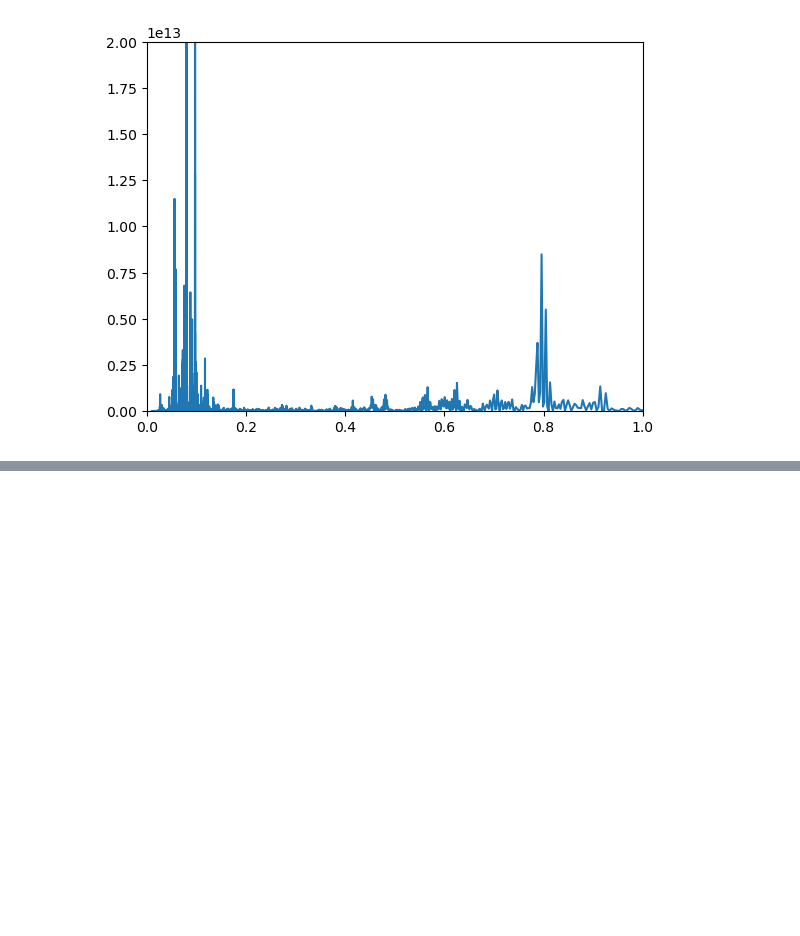
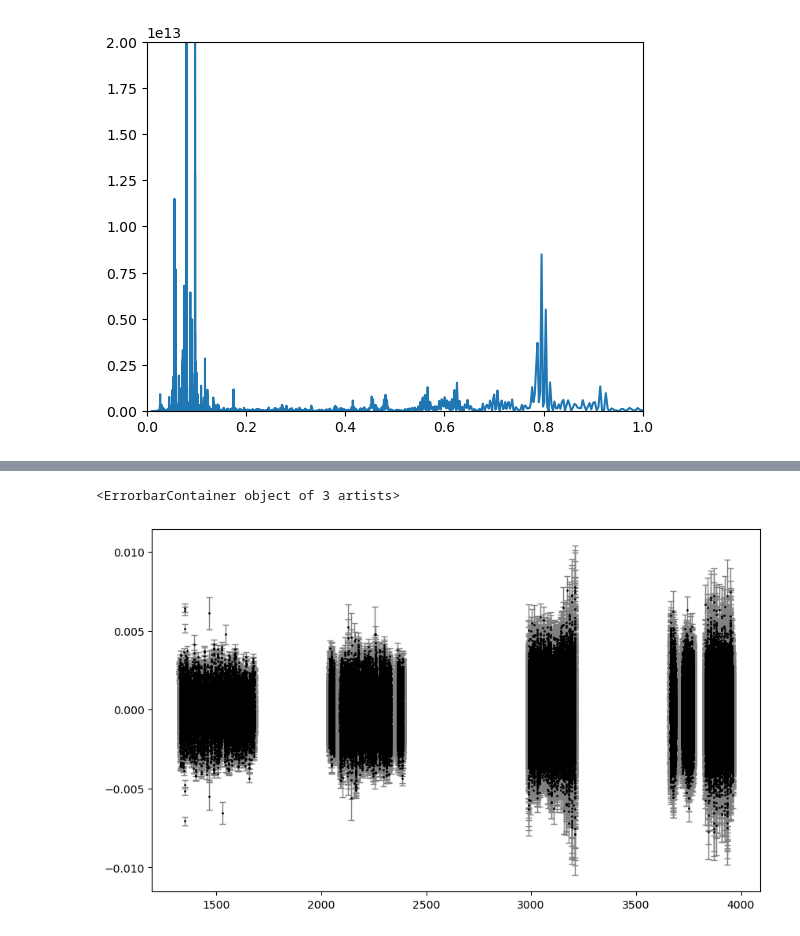
Before and after one commit to Professor-64/SPB-astroseismology, a Jupyter notebook: dataSPB1.ipynb, the cells around one changed output, grey strips where cells are left out. Saved outputs shown, nothing was run; the diff lists cells and outputs as text; code cells hidden in the pictures; blank space fills up the shorter version.

```diff
--- a/dataSPB1.ipynb
+++ b/dataSPB1.ipynb
@@ -295,0 +352,20 @@ plt.show()
+# %%
+import pandas as pd
+
+df = pd.read_csv('./spbstars/stitched_spb1/lc_tic177162802_corrected_stitched.csv')
+plt.figure(figsize=(10,6))
+plt.errorbar(
+    df['time'],
+    df['flux'],
+    yerr=df['flux_err'],
+    fmt='o',                # enkel markers (geen lijn)
+    markersize=1,           # grootte van de punten
+    ecolor='gray',          # kleur van de error bars
+    elinewidth=1,           # dikte van de error bars
+    capsize=3,              # kleine "hoedjes" op de error bars
+    color='black',          # kleur van de punten
+    linestyle='none'        # geen verbindingslijn
+)
+# %% [output]
+<ErrorbarContainer object of 3 artists>
+[figure, added]
```
Also changed, not shown: parts of 12 cells of this notebook, 4 other files.
